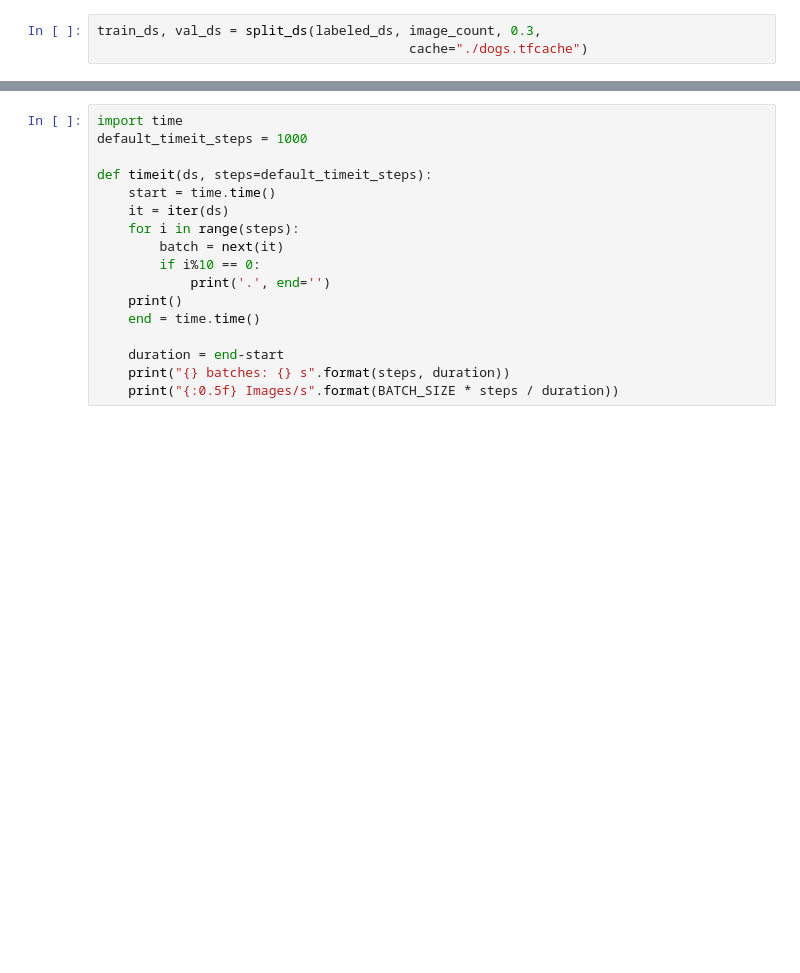
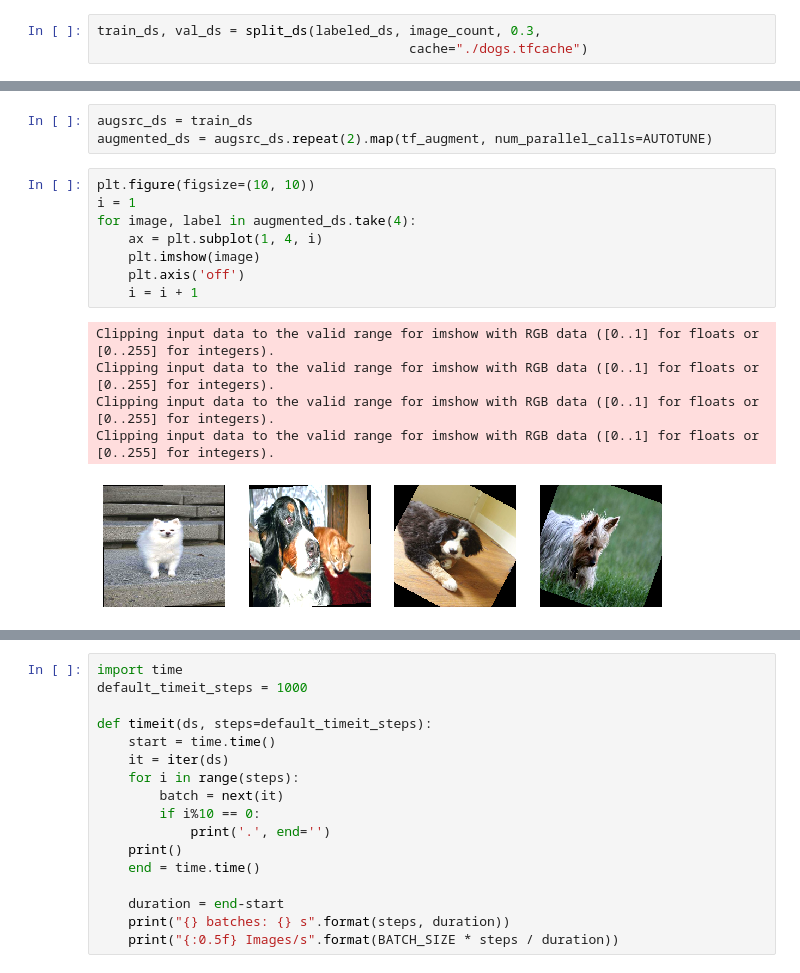
Before and after one commit to simonefalvo/dogbreeds-cnn, a Jupyter notebook: dogbreeds_cnn.ipynb, the cells around one changed output, grey strips where cells are left out. Drawn from its saved outputs; the diff is of its cells as text; blank space fills up the shorter version.

```diff
--- a/dogbreeds_cnn.ipynb
+++ b/dogbreeds_cnn.ipynb
@@ -204 +223,18 @@ whippet 18
+# %%
+augsrc_ds = train_ds
+augmented_ds = augsrc_ds.repeat(2).map(tf_augment, num_parallel_calls=AUTOTUNE)
+# %%
+plt.figure(figsize=(10, 10))
+i = 1
+for image, label in augmented_ds.take(4):
+    ax = plt.subplot(1, 4, i)
+    plt.imshow(image)
+    plt.axis('off')
+    i = i + 1
+# %% [output]
+Clipping input data to the valid range for imshow with RGB data ([0..1] for floats or [0..255] for integers).
+Clipping input data to the valid range for imshow with RGB data ([0..1] for floats or [0..255] for integers).
+Clipping input data to the valid range for imshow with RGB data ([0..1] for floats or [0..255] for integers).
+Clipping input data to the valid range for imshow with RGB data ([0..1] for floats or [0..255] for integers).
+[figure, added]
 # %%
```
Also changed, not shown: parts of 30 cells of this notebook.
